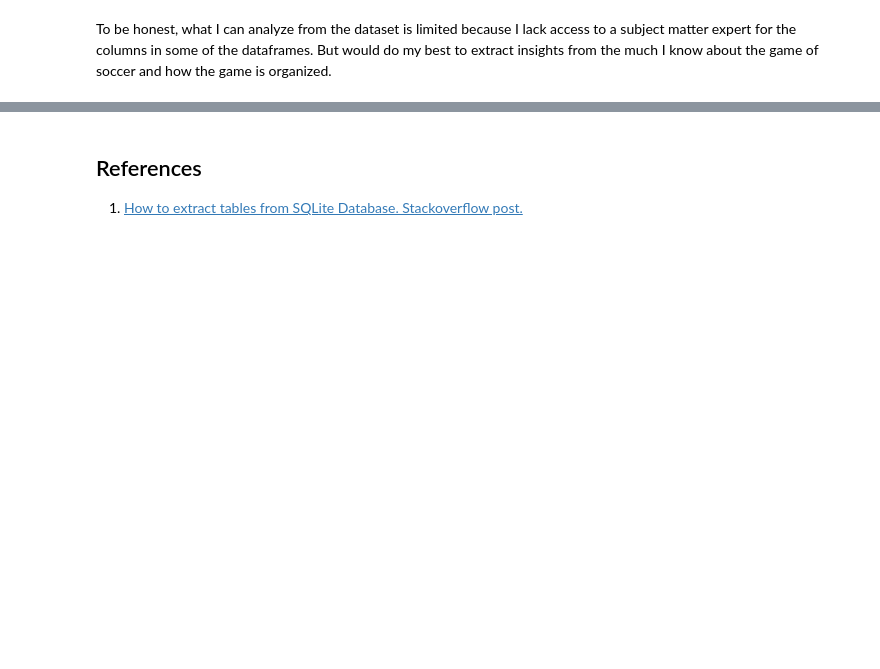
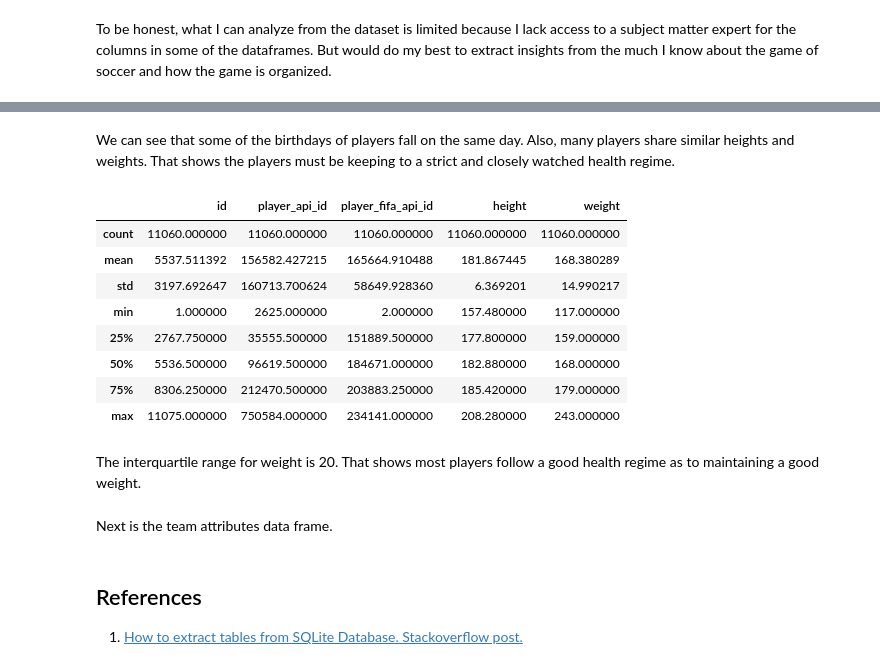
Before and after one commit to Emekadavid/european_soccer, a Jupyter notebook: notebook.ipynb, the cells around one changed output, grey strips where cells are left out. Cells and saved outputs as stored; diff of their text form; code cells hidden in the pictures; blank space fills up the shorter version.

```diff
--- a/notebook.ipynb
+++ b/notebook.ipynb
@@ -130,7 +132,7 @@ player_attributes_df.head().T
 | gk_reflexes | 8.0 | 8.0 | 8.0 | 7.0 | 7.0 |
 # %%
 # the player dataframe
-player_df = pd.read_csv("./data/Player.csv")
+player_df = pd.read_csv("./data_csvs/Player.csv")
 player_df.head()
 # %% [output]
 |  | id | player_api_id | player_name | player_fifa_api_id | birthday | height | weight |
@@ -177,3 +513,22 @@ To be honest, what I can analyze from the dataset is limited because I lack acce
+# %% [markdown]
+We can see that some of the birthdays of players fall on the same day. Also, many players share similar heights and weights. That shows the players must be keeping to a strict and closely watched health regime.
+# %%
+# descriptive statistics for the columns
+player_df.describe()
+# %% [output]
+|  | id | player_api_id | player_fifa_api_id | height | weight |
+| count | 11060.000000 | 11060.000000 | 11060.000000 | 11060.000000 | 11060.000000 |
+| mean | 5537.511392 | 156582.427215 | 165664.910488 | 181.867445 | 168.380289 |
+| std | 3197.692647 | 160713.700624 | 58649.928360 | 6.369201 | 14.990217 |
+| min | 1.000000 | 2625.000000 | 2.000000 | 157.480000 | 117.000000 |
+| 25% | 2767.750000 | 35555.500000 | 151889.500000 | 177.800000 | 159.000000 |
+| 50% | 5536.500000 | 96619.500000 | 184671.000000 | 182.880000 | 168.000000 |
+| 75% | 8306.250000 | 212470.500000 | 203883.250000 | 185.420000 | 179.000000 |
+| max | 11075.000000 | 750584.000000 | 234141.000000 | 208.280000 | 243.000000 |
+# %% [markdown]
+The interquartile range for weight is 20. That shows most players follow a good health regime as to maintaining a good weight.
+# %% [markdown]
+Next is the team attributes data frame.
 # %% [markdown]
 ## References
 
```
Also changed, not shown: parts of 67 cells of this notebook, 1 other file.
